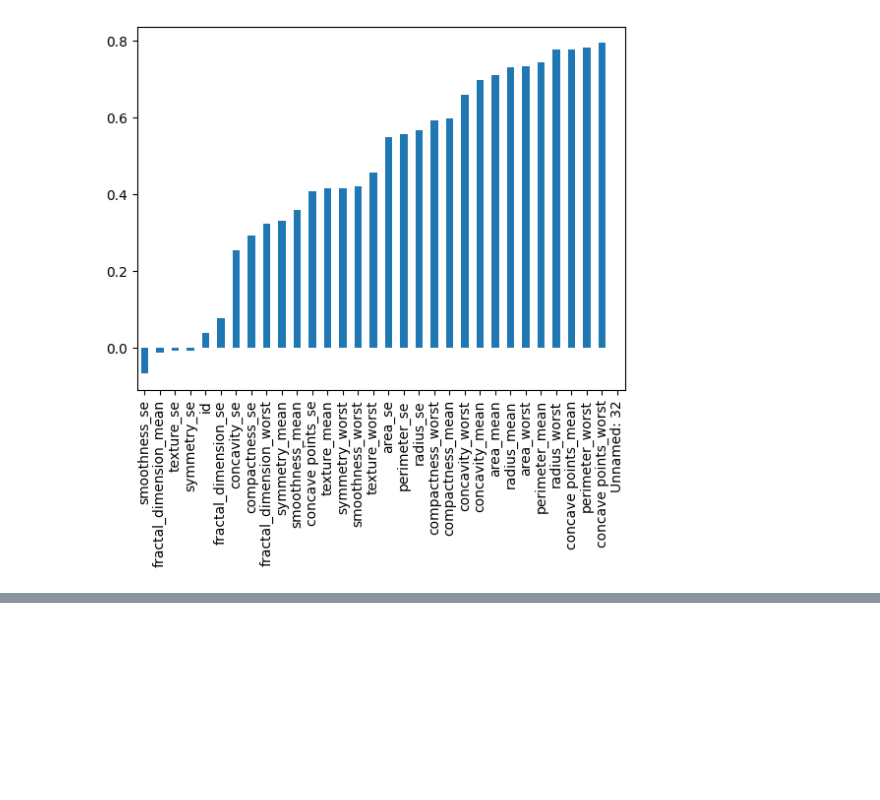
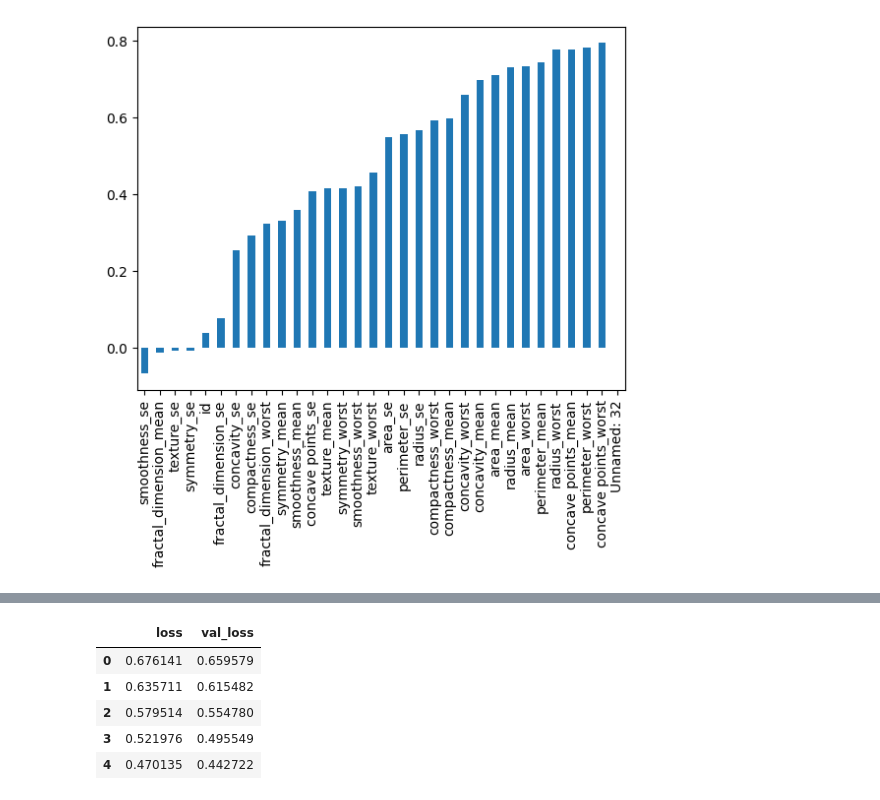
Before and after one commit to Syed-Yousha/Machine_Leaning, a Jupyter notebook: Neural_Net/NN_classification_playground.ipynb, the cells around one changed output, grey strips where cells are left out. Cells and saved outputs as stored; diff of their text form; code cells hidden in the pictures; blank space fills up the shorter version.

```diff
--- a/Neural_Net/NN_classification_playground.ipynb
+++ b/Neural_Net/NN_classification_playground.ipynb
@@ -127,0 +163,9 @@ X_train = scaler.fit_transform(X_train)
+# %%
+losses.head()
+# %% [output]
+|  | loss | val_loss |
+| 0 | 0.676141 | 0.659579 |
+| 1 | 0.635711 | 0.615482 |
+| 2 | 0.579514 | 0.554780 |
+| 3 | 0.521976 | 0.495549 |
+| 4 | 0.470135 | 0.442722 |
```
Also changed, not shown: parts of 25 cells of this notebook.
